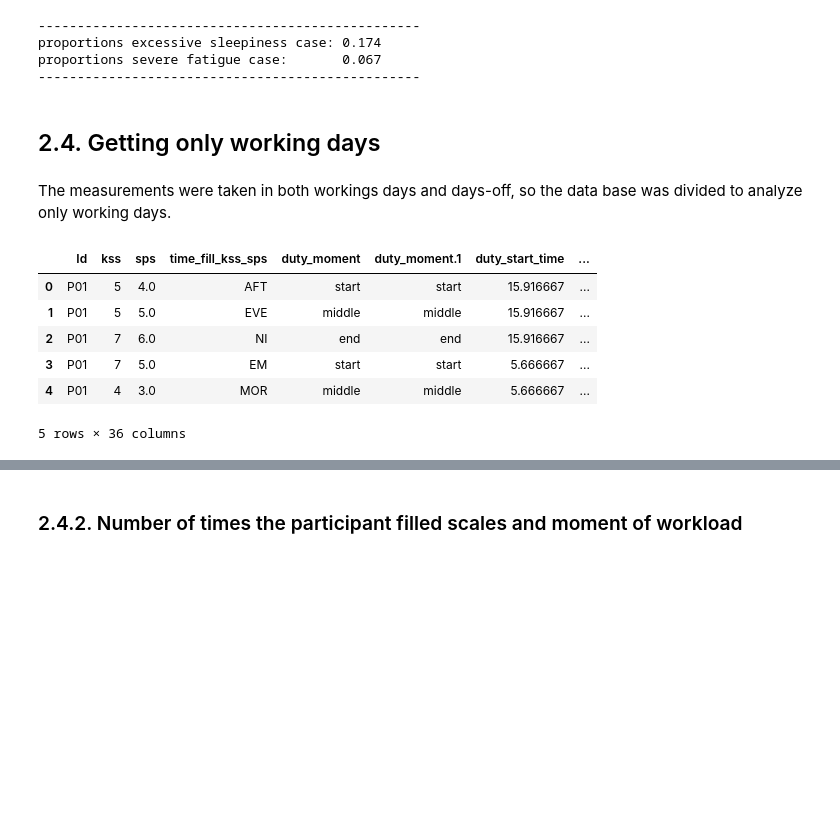
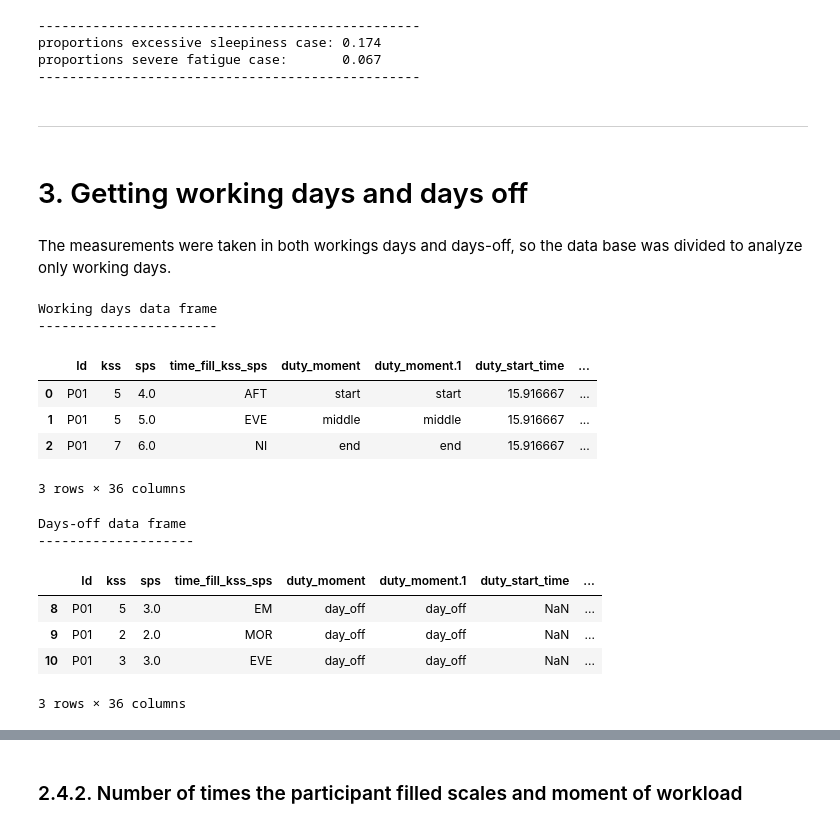
Before and after one commit to jlpscampos/Perception-of-Excessive-Sleepiness-and-Severe-Fatigue-in-Civil-Aviation-Pilots, a Jupyter notebook: Exploratory_Data_Analysis.ipynb, the cells around one changed output, grey strips where cells are left out. Drawn from its saved outputs; the diff is of its cells as text; code cells hidden in the pictures; blank space fills up the shorter version.

```diff
--- a/Exploratory_Data_Analysis.ipynb
+++ b/Exploratory_Data_Analysis.ipynb
@@ -19,7 +46,10 @@ import seaborn as sns
 # %%
-file = os.path.join('data/processed_features.csv')
-df = pd.read_csv(file)
-df.head(5)
+try:
+    file = os.path.join('data/processed_features.csv')
+    df = pd.read_csv(file)
+    display(df.head(3))
+except Exception as e:
+    print(f"An error occurred: {e}")
 # %% [output]
 |  | Id | kss | sps | time_fill_kss_sps | duty_moment | duty_moment.1 | duty_start_time | ... |
 | 0 | P01 | 5 | 4.0 | AFT | start | start | 15.916667 | ... |
@@ -98,19 +118,35 @@ print('-------------------------------------------------')
 proportions excessive sleepiness case: 0.174
 proportions severe fatigue case:       0.067
 -------------------------------------------------
+# %% [markdown]
+---
 # %% [markdown]
-## 2.4. Getting only working days
+# 3. Getting working days and days off
 # %% [markdown]
 The measurements were taken in both workings days and days-off, so the data base was divided to analyze only working days.
 # %%
 working_df = df[df['duty_moment'].isin(['start','middle','end'])]
-working_df.head(5)
+print('\033[92mWorking days data frame\033[0m')
+print('-----------------------')
+display(working_df.head(3))
+
+print('\n\033[92mDays-off data frame\033[0m')
+print('--------------------')
+day_off = df[df['duty_moment'] == 'day_off']
+display(day_off.head(3))
 # %% [output]
+Working days data frame
+-----------------------
 |  | Id | kss | sps | time_fill_kss_sps | duty_moment | duty_moment.1 | duty_start_time | ... |
 | 0 | P01 | 5 | 4.0 | AFT | start | start | 15.916667 | ... |
 | 1 | P01 | 5 | 5.0 | EVE | middle | middle | 15.916667 | ... |
 | 2 | P01 | 7 | 6.0 | NI | end | end | 15.916667 | ... |
-| 3 | P01 | 7 | 5.0 | EM | start | start | 5.666667 | ... |
-| 4 | P01 | 4 | 3.0 | MOR | middle | middle | 5.666667 | ... |
-5 rows × 36 columns
+3 rows × 36 columns
+Days-off data frame
+--------------------
+|  | Id | kss | sps | time_fill_kss_sps | duty_moment | duty_moment.1 | duty_start_time | ... |
+| 8 | P01 | 5 | 3.0 | EM | day_off | day_off | NaN | ... |
+| 9 | P01 | 2 | 2.0 | MOR | day_off | day_off | NaN | ... |
+| 10 | P01 | 3 | 3.0 | EVE | day_off | day_off | NaN | ... |
+3 rows × 36 columns
 # %% [markdown]
```
Also changed, not shown: parts of 75 cells of this notebook, 6 other files.
